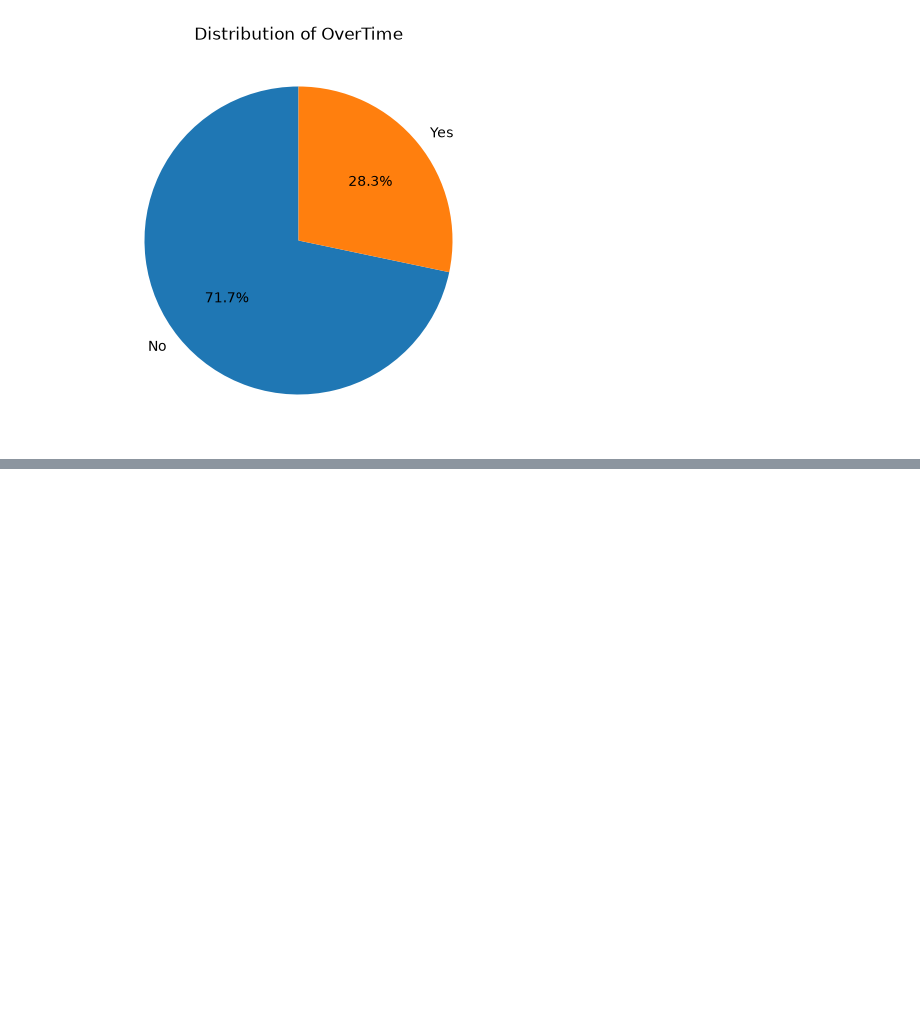
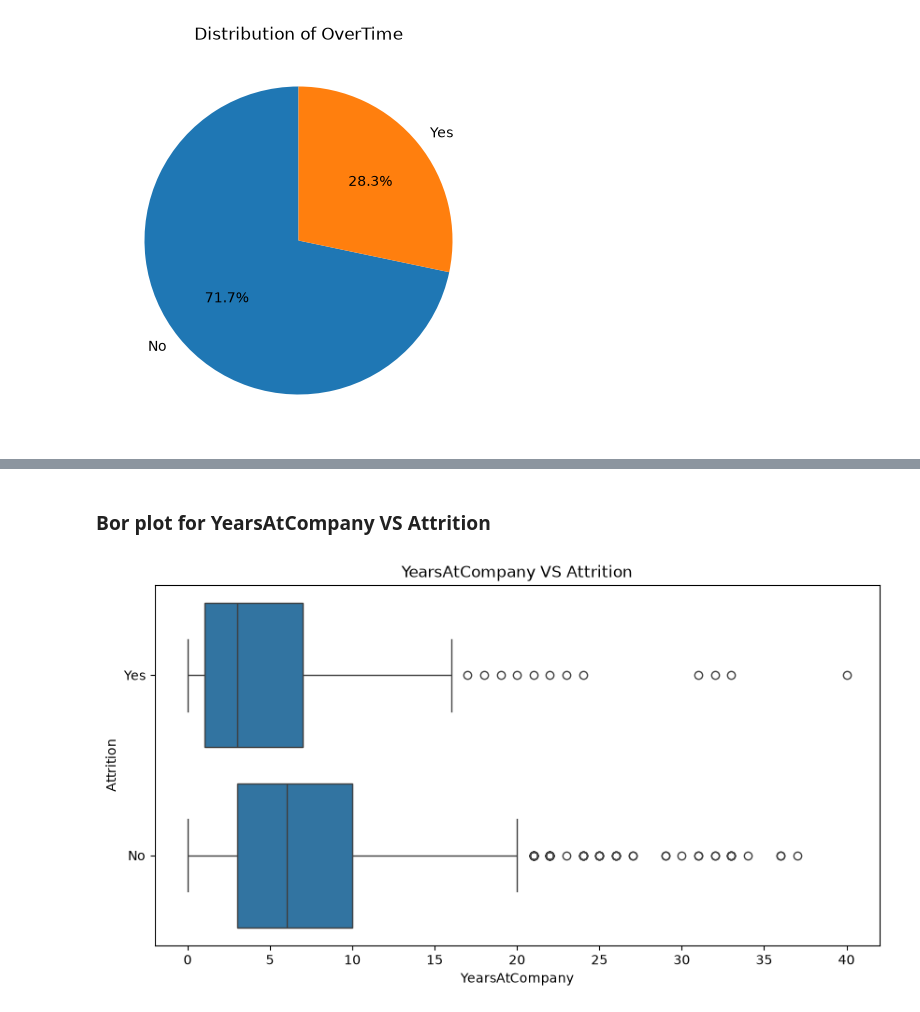
Before and after one commit to subash28-web/HR-Employee-Attrition-Analytics, a Jupyter notebook: HR_Employee_Attrition_Analytics.ipynb, the cells around one changed output, grey strips where cells are left out. Saved outputs shown, nothing was run; the diff lists cells and outputs as text; code cells hidden in the pictures; blank space fills up the shorter version.

```diff
--- a/HR_Employee_Attrition_Analytics.ipynb
+++ b/HR_Employee_Attrition_Analytics.ipynb
@@ -518,0 +536,11 @@ df
+# %% [markdown]
+### Bor plot for YearsAtCompany VS Attrition
+# %%
+plt.figure(figsize=(10,5))
+sns.boxplot(data=df,x='YearsAtCompany',y='Attrition')
+plt.xlabel('YearsAtCompany')
+plt.ylabel('Attrition')
+plt.title('YearsAtCompany VS Attrition')
+plt.show()
+# %% [output]
+[figure, added]
```
Also changed, not shown: parts of 40 cells of this notebook.
